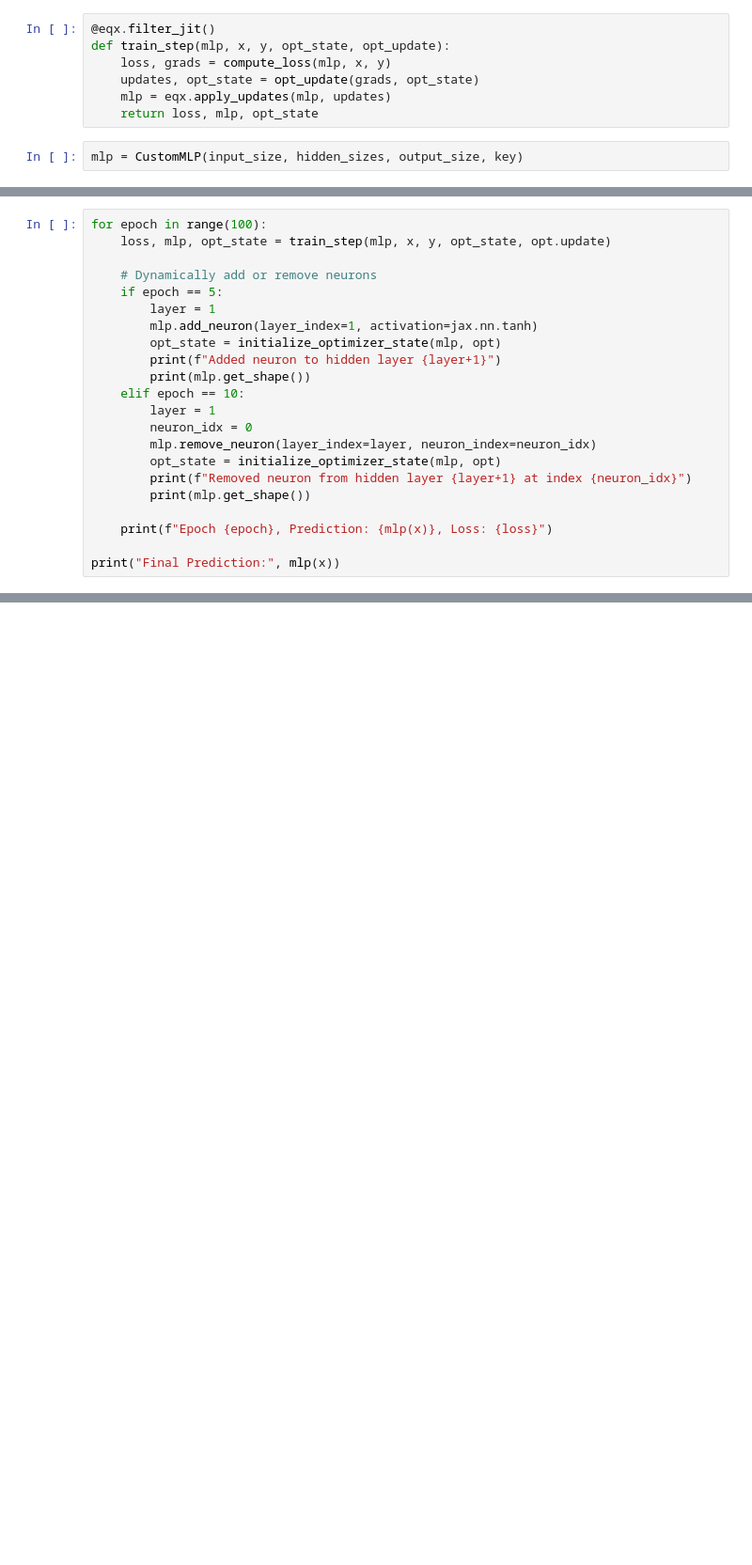
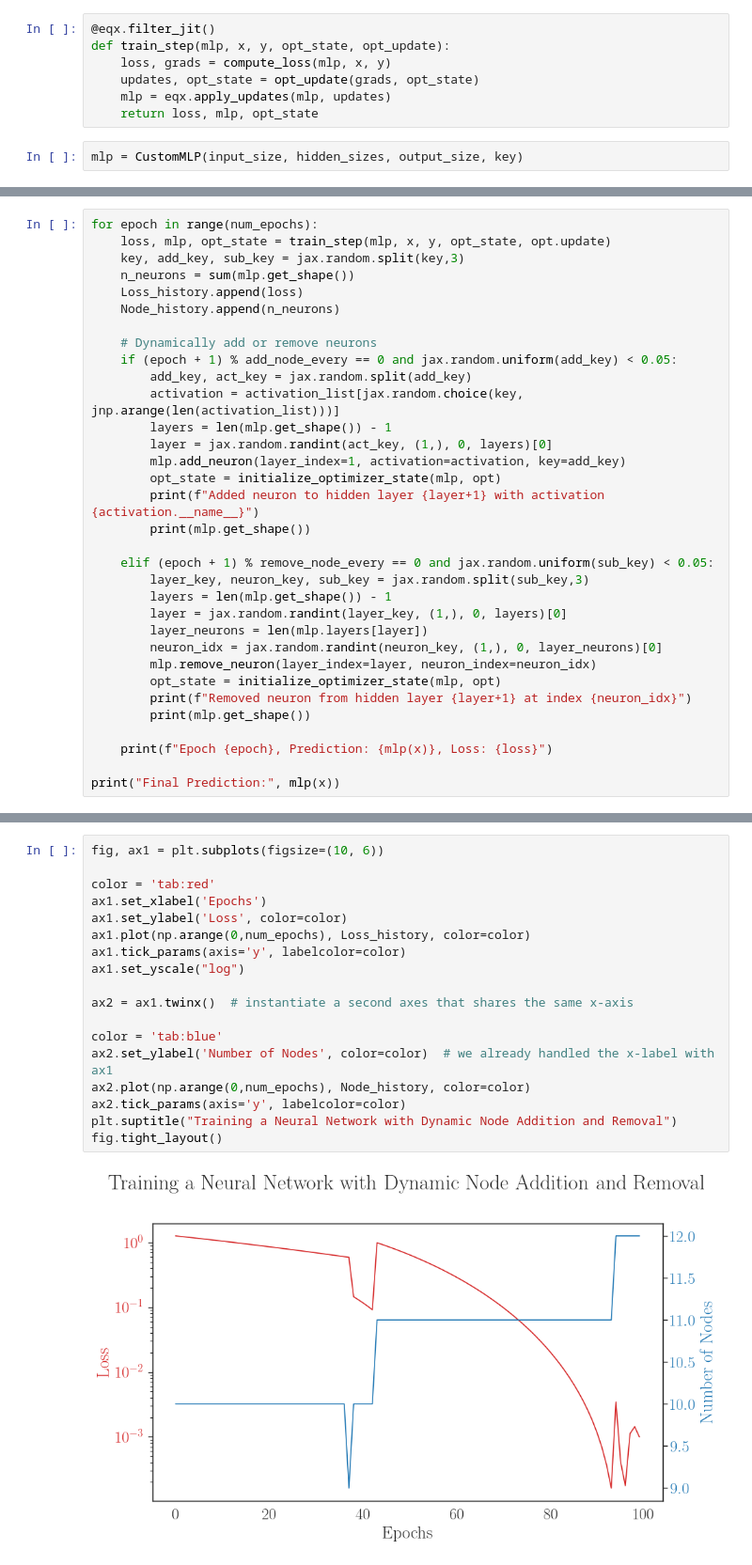
Before and after one commit to ParticularlyPythonicBS/NeuralNetworkEvolution, a Jupyter notebook: nbs/prototyping_nodal_activation.ipynb, the cells around one changed output, grey strips where cells are left out. Shown: that part at 94% size. Cells and saved outputs as stored; diff of their text form; blank space fills up the shorter version.

```diff
--- a/nbs/prototyping_nodal_activation.ipynb
+++ b/nbs/prototyping_nodal_activation.ipynb
@@ -117,17 +145,28 @@ mlp = CustomMLP(input_size, hidden_sizes, output_size, key)
 # %%
-for epoch in range(100):
+for epoch in range(num_epochs):
     loss, mlp, opt_state = train_step(mlp, x, y, opt_state, opt.update)
+    key, add_key, sub_key = jax.random.split(key,3)
+    n_neurons = sum(mlp.get_shape())
+    Loss_history.append(loss)
+    Node_history.append(n_neurons)
 
     # Dynamically add or remove neurons
-    if epoch == 5:
-        layer = 1
-        mlp.add_neuron(layer_index=1, activation=jax.nn.tanh)
+    if (epoch + 1) % add_node_every == 0 and jax.random.uniform(add_key) < 0.05:
+        add_key, act_key = jax.random.split(add_key)
+        activation = activation_list[jax.random.choice(key, jnp.arange(len(activation_list)))]
+        layers = len(mlp.get_shape()) - 1
+        layer = jax.random.randint(act_key, (1,), 0, layers)[0]
+        mlp.add_neuron(layer_index=1, activation=activation, key=add_key)
         opt_state = initialize_optimizer_state(mlp, opt)
-        print(f"Added neuron to hidden layer {layer+1}")
+        print(f"Added neuron to hidden layer {layer+1} with activation {activation.__name__}")
         print(mlp.get_shape())
-    elif epoch == 10:
-        layer = 1
-        neuron_idx = 0
+
+    elif (epoch + 1) % remove_node_every == 0 and jax.random.uniform(sub_key) < 0.05:
+        layer_key, neuron_key, sub_key = jax.random.split(sub_key,3)
+        layers = len(mlp.get_shape()) - 1
+        layer = jax.random.randint(layer_key, (1,), 0, layers)[0]
+        layer_neurons = len(mlp.layers[layer])
+        neuron_idx = jax.random.randint(neuron_key, (1,), 0, layer_neurons)[0]
         mlp.remove_neuron(layer_index=layer, neuron_index=neuron_idx)
         opt_state = initialize_optimizer_state(mlp, opt)
         print(f"Removed neuron from hidden layer {layer+1} at index {neuron_idx}")
@@ -156,0 +196,20 @@ Final Prediction: 0.9998378
+# %%
+fig, ax1 = plt.subplots(figsize=(10, 6))
+
+color = 'tab:red'
+ax1.set_xlabel('Epochs')
+ax1.set_ylabel('Loss', color=color)
+ax1.plot(np.arange(0,num_epochs), Loss_history, color=color)
+ax1.tick_params(axis='y', labelcolor=color)
+ax1.set_yscale("log")
+
+ax2 = ax1.twinx()  # instantiate a second axes that shares the same x-axis
+
+color = 'tab:blue'
+ax2.set_ylabel('Number of Nodes', color=color)  # we already handled the x-label with ax1
+ax2.plot(np.arange(0,num_epochs), Node_history, color=color)
+ax2.tick_params(axis='y', labelcolor=color)
+plt.suptitle("Training a Neural Network with Dynamic Node Addition and Removal")
+fig.tight_layout()
+# %% [output]
+[figure, added]
```
Also changed, not shown: parts of 7 cells of this notebook, 1 other file.
